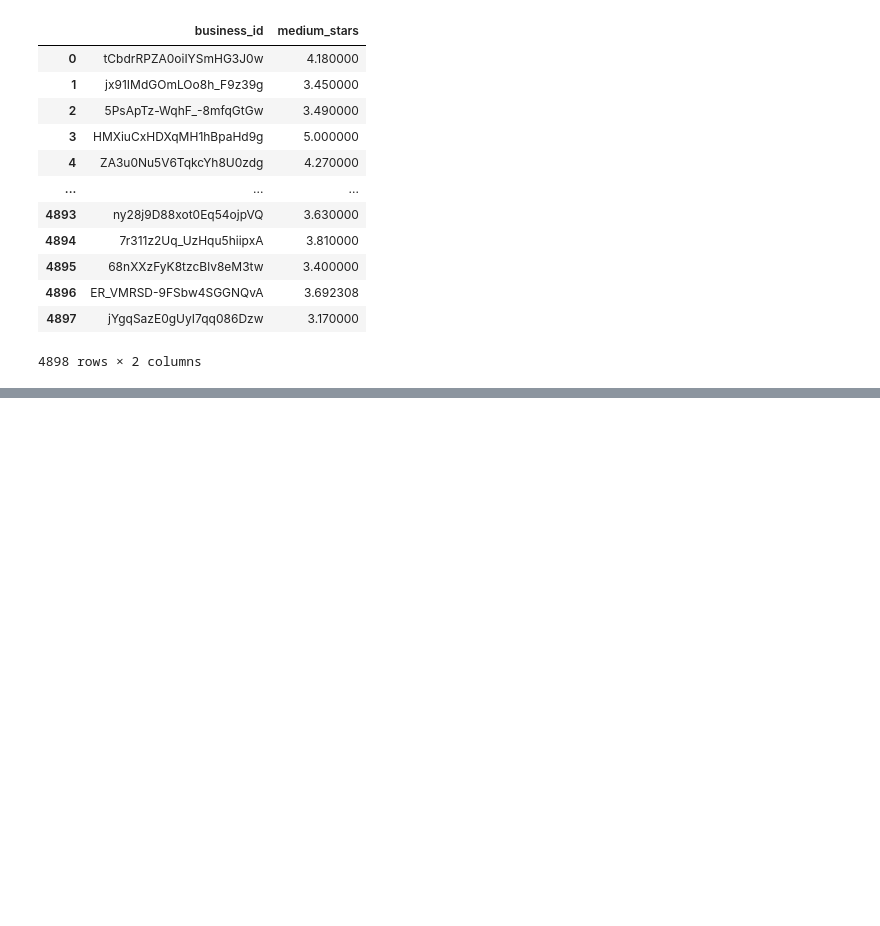
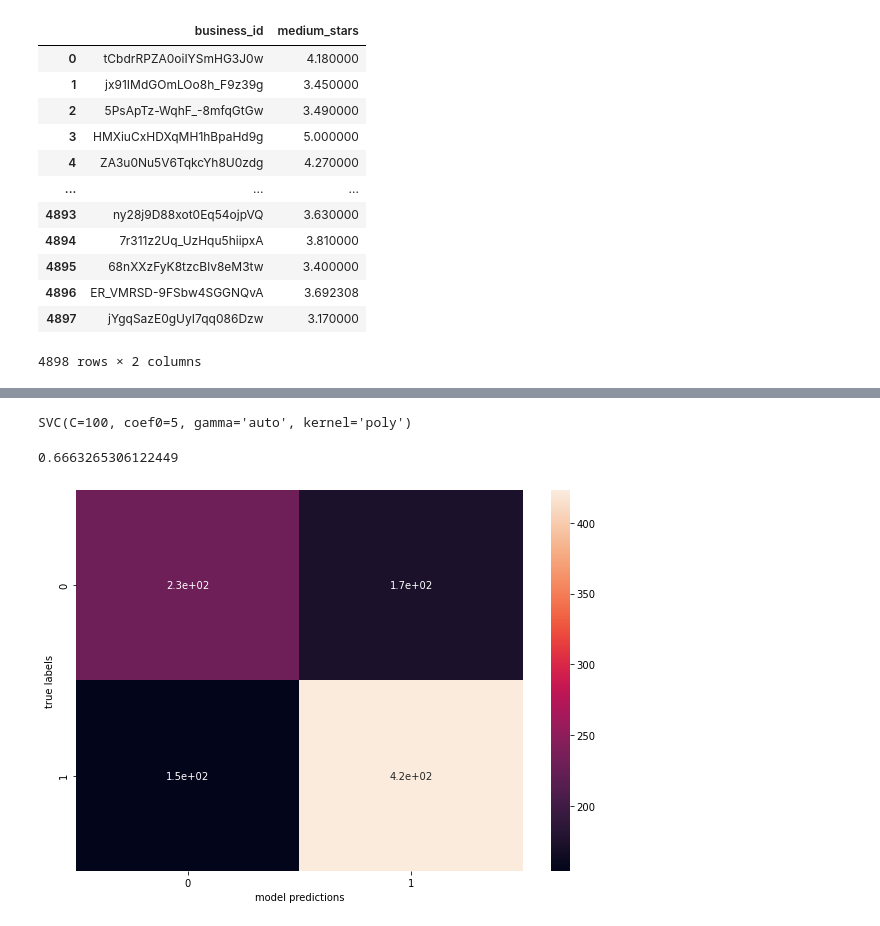
Before and after one commit to lucarossi9/Statistical-computation-project-2, a Jupyter notebook: closing_restaurants.ipynb, the cells around one changed output, grey strips where cells are left out. Saved outputs shown, nothing was run; the diff lists cells and outputs as text; code cells hidden in the pictures; blank space fills up the shorter version.

```diff
--- a/closing_restaurants.ipynb
+++ b/closing_restaurants.ipynb
@@ -490,0 +579,20 @@ df_final
+# %%
+from sklearn.preprocessing import MinMaxScaler
+scaling = MinMaxScaler(feature_range=(-1,1)).fit(x_train)
+x_train = scaling.transform(x_train)
+x_test = scaling.transform(x_test)
+# %%
+from sklearn.svm import SVC
+from sklearn.model_selection import GridSearchCV, cross_val_score
+
+# we set some of the possible values of the parameters which we will use to fit the models
+param = {'kernel' : ['poly', 'rbf', 'sigmoid'],'C' : [0.1,1,10,100,1000],'coef0' : [7,5,1,0.1,0.01],'gamma' : ['auto','scale']},
+
+#we define the model
+modelsvc = SVC()
+
+#we perform a grid search to find the best parameters in the param dictionary created before
+clf = GridSearchCV(estimator= modelsvc, param_grid=param, verbose=2, n_jobs=-1)
+
+#we fit the model with the best parameters
+clf.fit(x_train, y_train)
@@ -490,0 +607,24 @@ df_final
+# %%
+print(clf.best_estimator_) #we print the best parameters found with gridsearch
+y_pred = clf.predict(x_test) #we predict now the labels
+# %% [output]
+SVC(C=100, coef0=5, gamma='auto', kernel='poly')
+# %%
+#we round each value of the list because the final mark is an integer from 0 to 20
+
+pred = [round(el) for el in y_pred] #python comprehension
+# %%
+accuracy = acc(y_test, pred)
+print(accuracy)
+# %% [output]
+0.6663265306122449
+# %%
+cm=metrics.confusion_matrix(y_test, np.array(pred))
+df_cm = pd.DataFrame(cm, range(2),range(2))
+plt.figure(figsize = (10,7))
+sb.heatmap(df_cm, annot=True)
+plt.xlabel('model predictions')
+plt.ylabel('true labels')
+plt.show()
+# %% [output]
+[figure, added]
```
Also changed, not shown: parts of 27 cells of this notebook.
